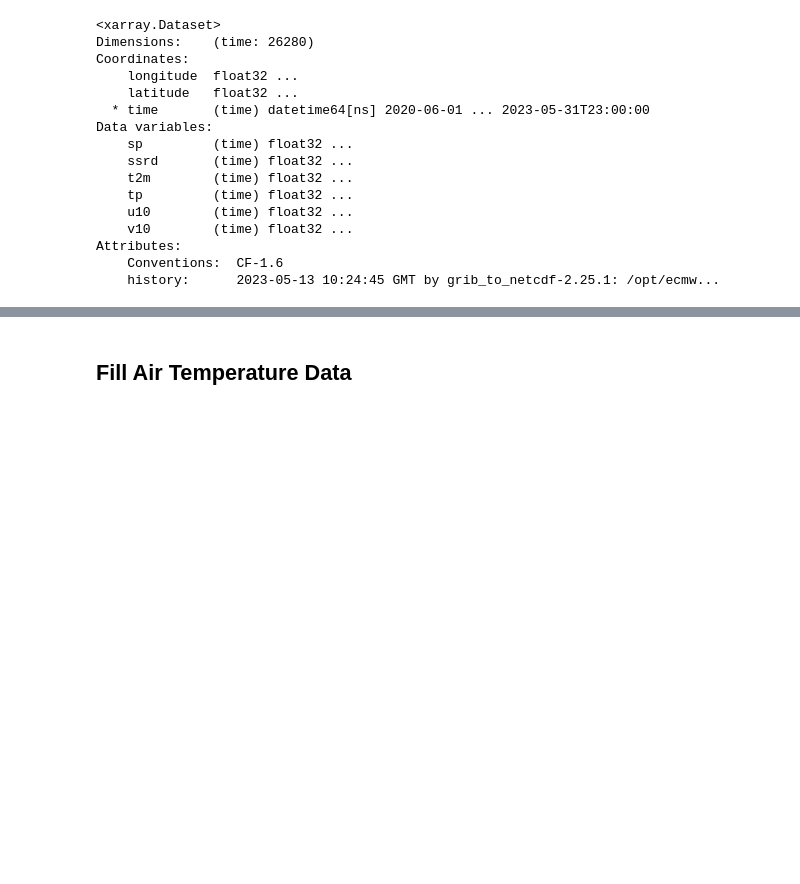
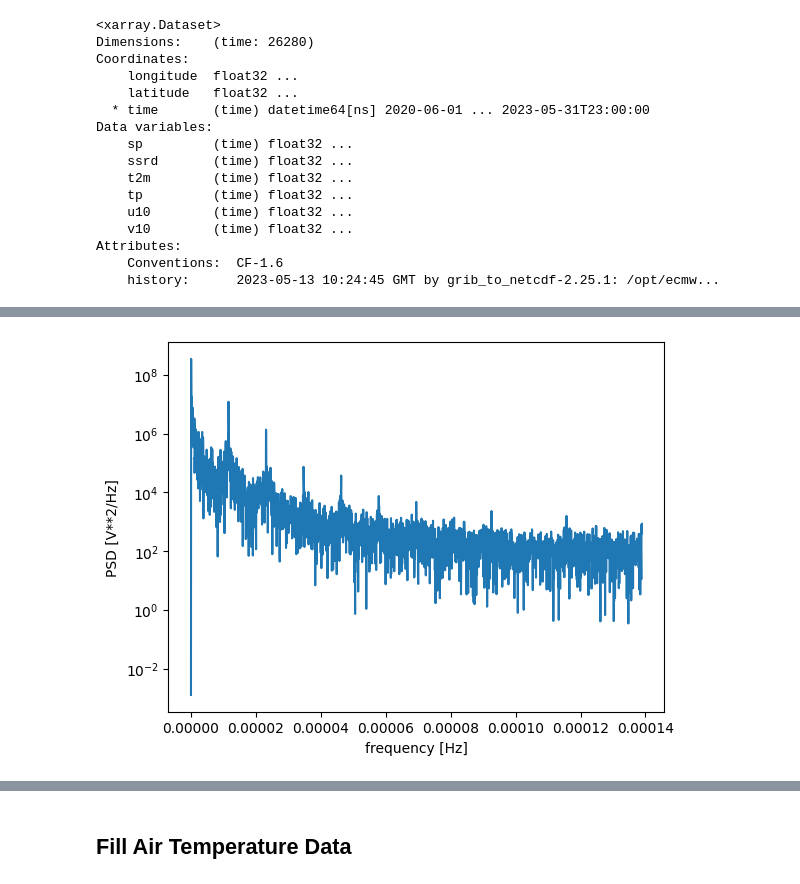
Before and after one commit to martin-wegmann/lexplore_gap_filling, a Jupyter notebook: notebooks/g2s_meteo_gapfill_august2023.ipynb, the cells around one changed output, grey strips where cells are left out. Saved outputs shown, nothing was run; the diff lists cells and outputs as text; code cells hidden in the pictures; blank space fills up the shorter version.

```diff
--- a/notebooks/g2s_meteo_gapfill_august2023.ipynb
+++ b/notebooks/g2s_meteo_gapfill_august2023.ipynb
@@ -180,0 +191,2 @@ Attributes:
+# %%
+f_alt, Pxx_den_alt = signal.periodogram(x_alt, fs)
@@ -180,0 +209,8 @@ Attributes:
+# %%
+
+plt.semilogy(f_alt, Pxx_den_alt)
+plt.xlabel('frequency [Hz]')
+plt.ylabel('PSD [V**2/Hz]')
+plt.show()
+# %% [output]
+[figure, added]
```
Also changed, not shown: parts of 64 cells of this notebook.
